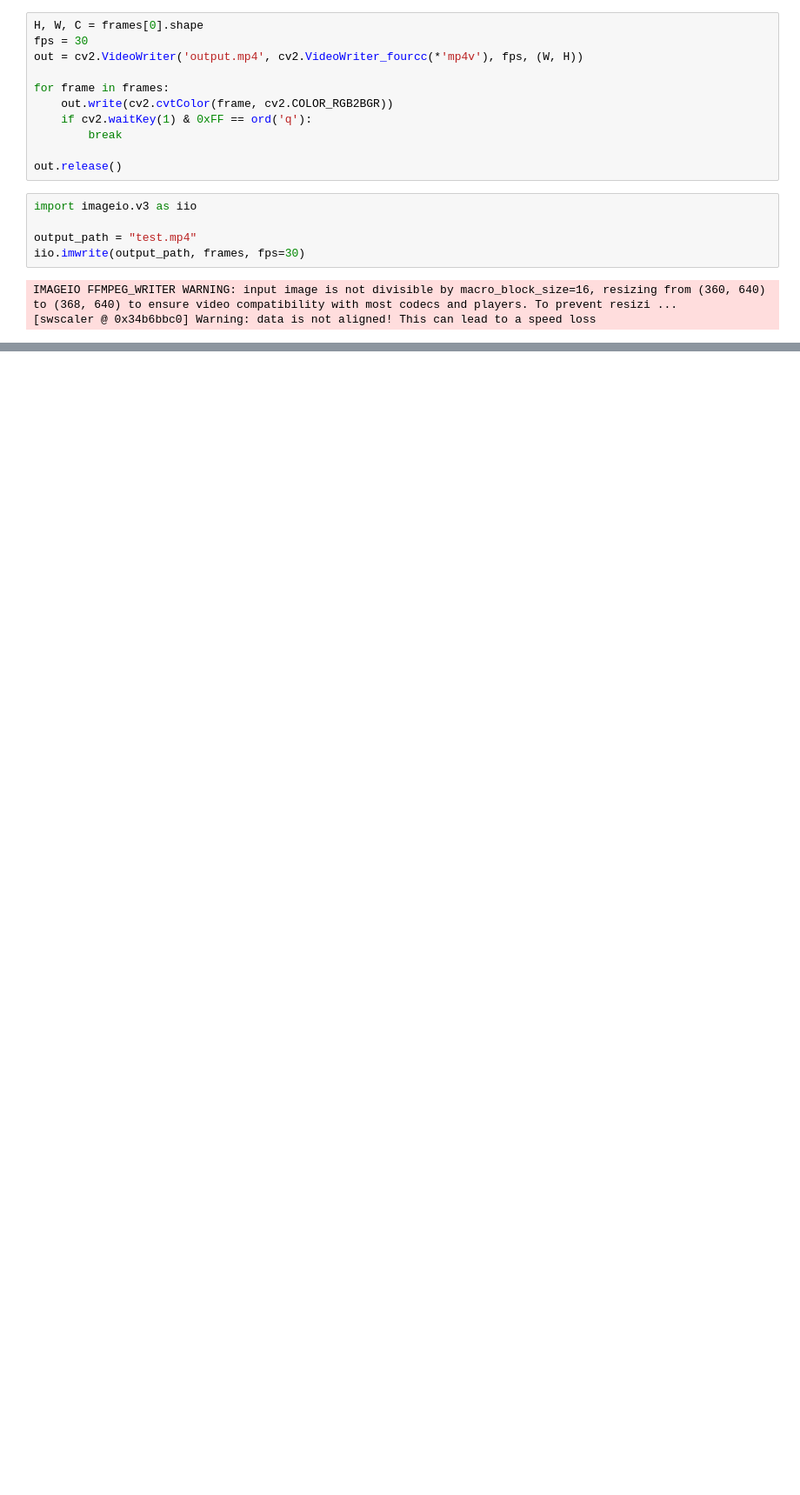
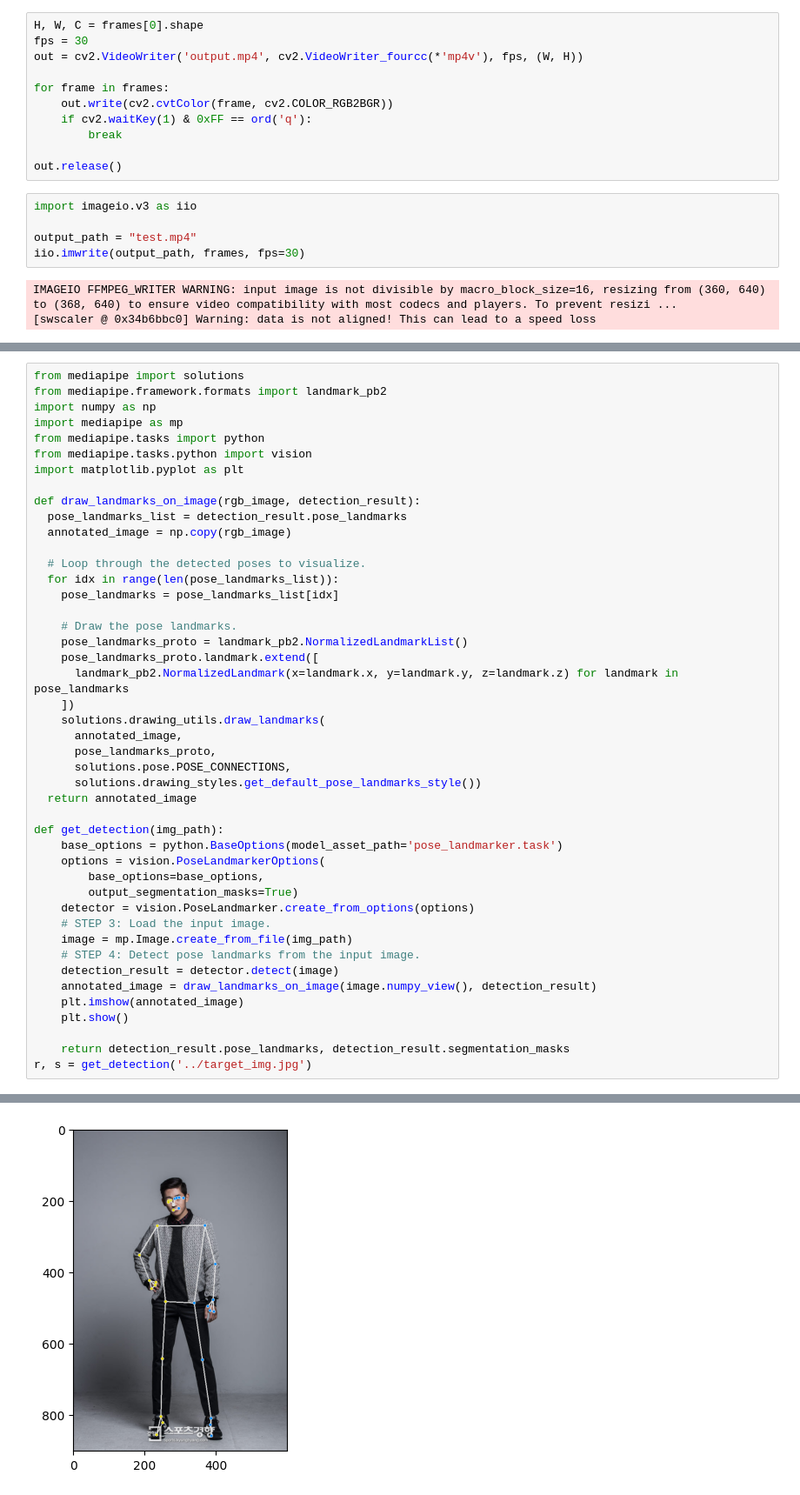
Before and after one commit to boostcampaitech7/level4-cv-finalproject-hackathon-cv-19-lv3, a Jupyter notebook: streamlit/test.ipynb, the cells around one changed output, grey strips where cells are left out. Shown: that part at 87% size. Drawn from its saved outputs; the diff is of its cells as text; blank space fills up the shorter version.

```diff
--- a/streamlit/test.ipynb
+++ b/streamlit/test.ipynb
@@ -150,0 +157,46 @@ IMAGEIO FFMPEG_WRITER WARNING: input image is not divisible by macro_block_size=
+# %%
+from mediapipe import solutions
+from mediapipe.framework.formats import landmark_pb2
+import numpy as np
+import mediapipe as mp
+from mediapipe.tasks import python
+from mediapipe.tasks.python import vision
+import matplotlib.pyplot as plt
+
+def draw_landmarks_on_image(rgb_image, detection_result):
+  pose_landmarks_list = detection_result.pose_landmarks
+  annotated_image = np.copy(rgb_image)
+
+  # Loop through the detected poses to visualize.
+  for idx in range(len(pose_landmarks_list)):
+    pose_landmarks = pose_landmarks_list[idx]
+
+    # Draw the pose landmarks.
+    pose_landmarks_proto = landmark_pb2.NormalizedLandmarkList()
+    pose_landmarks_proto.landmark.extend([
+      landmark_pb2.NormalizedLandmark(x=landmark.x, y=landmark.y, z=landmark.z) for landmark in pose_landmarks
+    ])
+    solutions.drawing_utils.draw_landmarks(
+      annotated_image,
+      pose_landmarks_proto,
+      solutions.pose.POSE_CONNECTIONS,
+      solutions.drawing_styles.get_default_pose_landmarks_style())
+  return annotated_image
+
+def get_detection(img_path):
+    base_options = python.BaseOptions(model_asset_path='pose_landmarker.task')
+    options = vision.PoseLandmarkerOptions(
+        base_options=base_options,
+        output_segmentation_masks=True)
+    detector = vision.PoseLandmarker.create_from_options(options)
+    # STEP 3: Load the input image.
+    image = mp.Image.create_from_file(img_path)
+    # STEP 4: Detect pose landmarks from the input image.
+    detection_result = detector.detect(image)
+    annotated_image = draw_landmarks_on_image(image.numpy_view(), detection_result)
+    plt.imshow(annotated_image)
+    plt.show()
+
+    return detection_result.pose_landmarks, detection_result.segmentation_masks
+r, s = get_detection('../target_img.jpg')
+# %% [output]
@@ -150,0 +207 @@ IMAGEIO FFMPEG_WRITER WARNING: input image is not divisible by macro_block_size=
+[figure, added]
```
Also changed, not shown: parts of 8 cells of this notebook, 4 other files.
